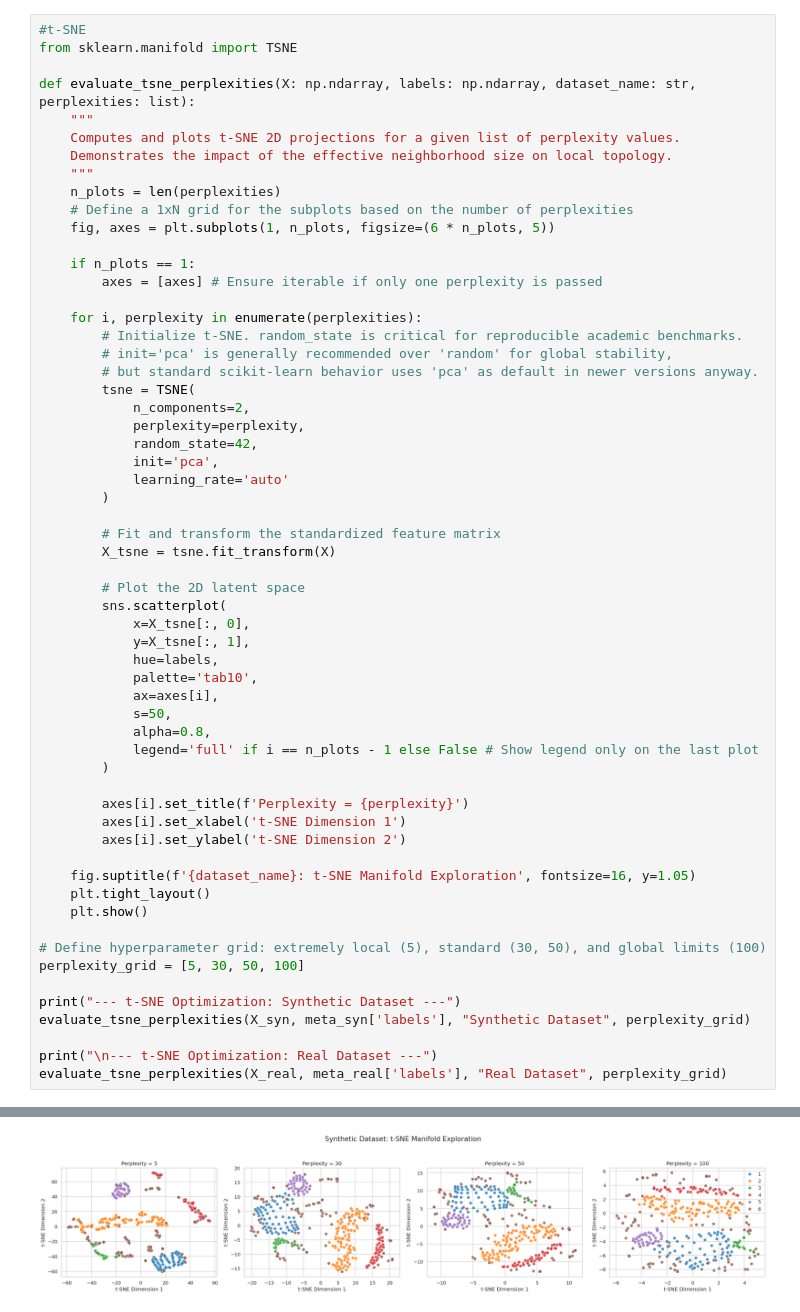
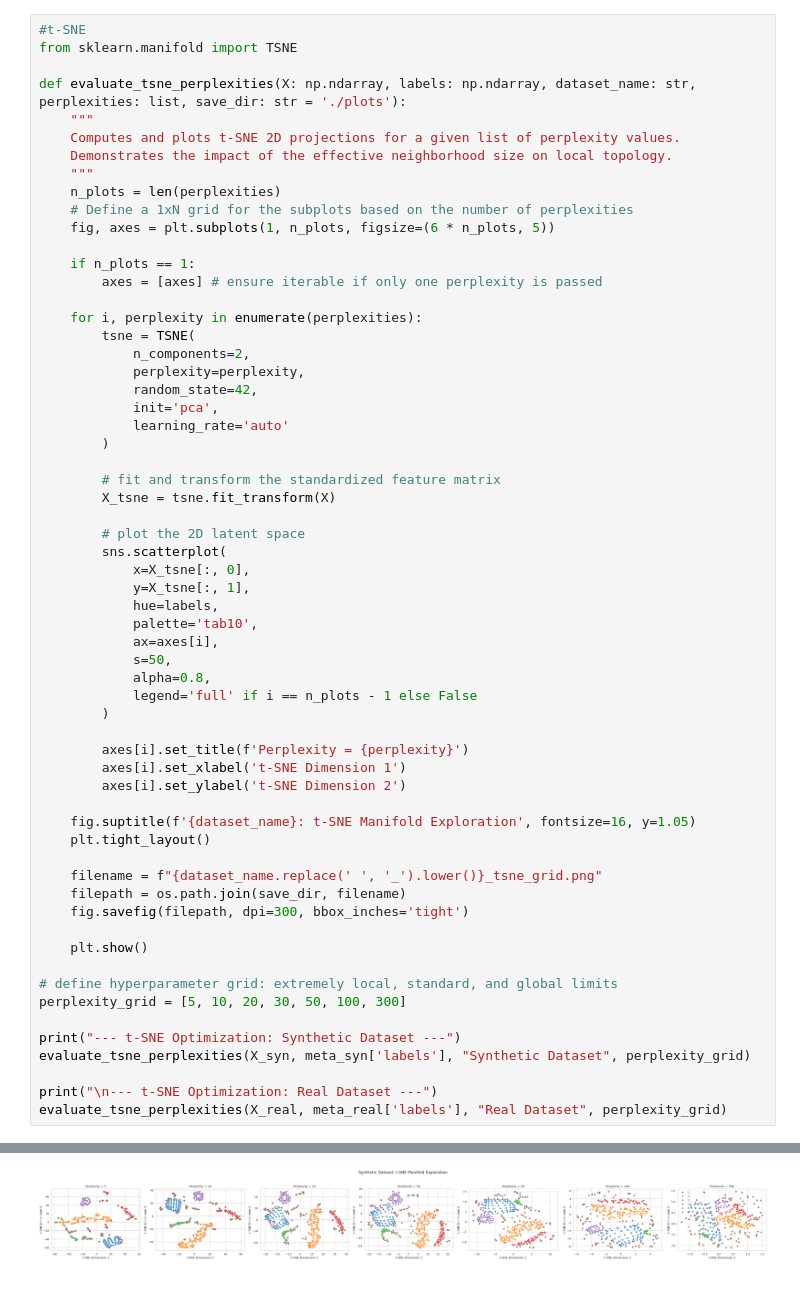
Before and after one commit to Hugusss/AAMD-Task-UnsupervisedLearning, a Jupyter notebook: A2-GroupW-.ipynb, the cells around one changed output, grey strips where cells are left out. Saved outputs shown, nothing was run; the diff lists cells and outputs as text.

```diff
--- a/A2-GroupW-.ipynb
+++ b/A2-GroupW-.ipynb
@@ -112,7 +112,7 @@ X_real_pca = execute_pca_pipeline(X_real, meta_real['labels'], "Real Dataset")
 #t-SNE
 from sklearn.manifold import TSNE
 
-def evaluate_tsne_perplexities(X: np.ndarray, labels: np.ndarray, dataset_name: str, perplexities: list):
+def evaluate_tsne_perplexities(X: np.ndarray, labels: np.ndarray, dataset_name: str, perplexities: list, save_dir: str = './plots'):
     """
     Computes and plots t-SNE 2D projections for a given list of perplexity values.
     Demonstrates the impact of the effective neighborhood size on local topology.
@@ -122,12 +122,9 @@ def evaluate_tsne_perplexities(X: np.ndarray, labels: np.ndarray, dataset_name:
     fig, axes = plt.subplots(1, n_plots, figsize=(6 * n_plots, 5))
 
     if n_plots == 1:
-        axes = [axes] # Ensure iterable if only one perplexity is passed
+        axes = [axes] # ensure iterable if only one perplexity is passed
 
     for i, perplexity in enumerate(perplexities):
-        # Initialize t-SNE. random_state is critical for reproducible academic benchmarks.
-        # init='pca' is generally recommended over 'random' for global stability,
-        # but standard scikit-learn behavior uses 'pca' as default in newer versions anyway.
         tsne = TSNE(
             n_components=2,
             perplexity=perplexity,
@@ -136,38 +133,43 @@ def evaluate_tsne_perplexities(X: np.ndarray, labels: np.ndarray, dataset_name:
             learning_rate='auto'
         )
 
-        # Fit and transform the standardized feature matrix
+        # fit and transform the standardized feature matrix
         X_tsne = tsne.fit_transform(X)
 
-        # Plot the 2D latent space
+        # plot the 2D latent space
         sns.scatterplot(
             x=X_tsne[:, 0],
             y=X_tsne[:, 1],
             hue=labels,
             palette='tab10',
             ax=axes[i],
             s=50,
             alpha=0.8,
-            legend='full' if i == n_plots - 1 else False # Show legend only on the last plot
+            legend='full' if i == n_plots - 1 else False
         )
 
         axes[i].set_title(f'Perplexity = {perplexity}')
         axes[i].set_xlabel('t-SNE Dimension 1')
         axes[i].set_ylabel('t-SNE Dimension 2')
 
     fig.suptitle(f'{dataset_name}: t-SNE Manifold Exploration', fontsize=16, y=1.05)
     plt.tight_layout()
+
+    filename = f"{dataset_name.replace(' ', '_').lower()}_tsne_grid.png"
+    filepath = os.path.join(save_dir, filename)
+    fig.savefig(filepath, dpi=300, bbox_inches='tight')
+
     plt.show()
 
-# Define hyperparameter grid: extremely local (5), standard (30, 50), and global limits (100)
-perplexity_grid = [5, 30, 50, 100]
+# define hyperparameter grid: extremely local, standard, and global limits
+perplexity_grid = [5, 10, 20, 30, 50, 100, 300]
 
 print("--- t-SNE Optimization: Synthetic Dataset ---")
 evaluate_tsne_perplexities(X_syn, meta_syn['labels'], "Synthetic Dataset", perplexity_grid)
 
 print("\n--- t-SNE Optimization: Real Dataset ---")
 evaluate_tsne_perplexities(X_real, meta_real['labels'], "Real Dataset", perplexity_grid)
 # %% [output]
 --- t-SNE Optimization: Synthetic Dataset ---
-[figure, old version]
+[figure, new version]
 --- t-SNE Optimization: Real Dataset ---
```
Also changed, not shown: parts of 5 cells of this notebook, 4 other files.
